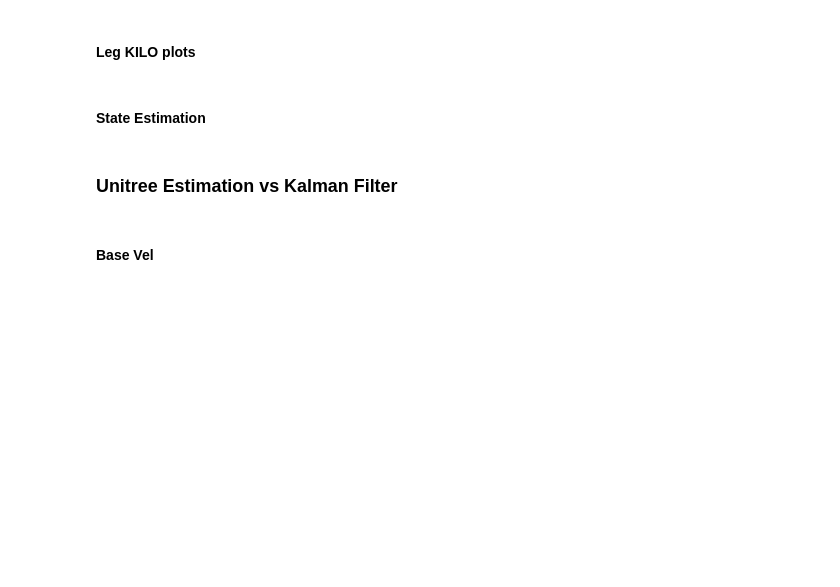
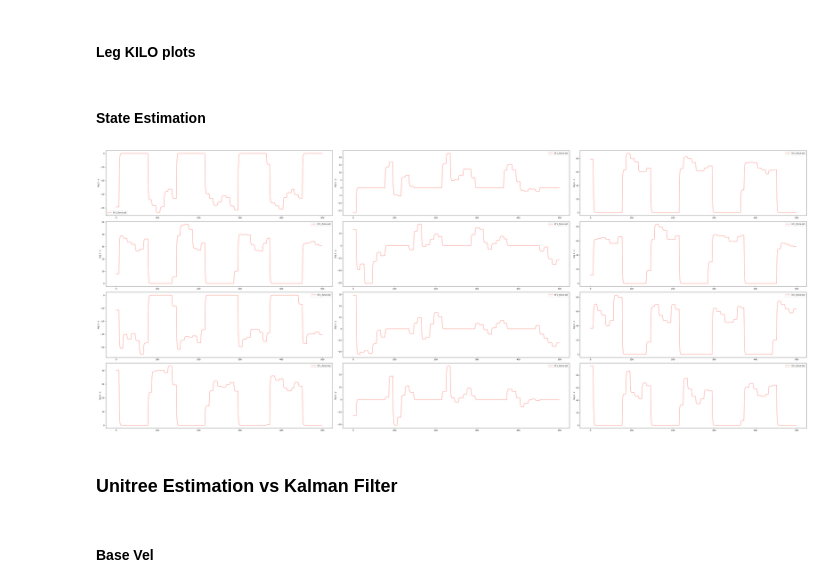
Before and after one commit to undefined-panda/mpx, a Jupyter notebook: mpx/leg_kilo_estimation.ipynb, the cells around one changed output. Saved outputs shown, nothing was run; the diff lists cells and outputs as text; code cells hidden in the pictures; blank space fills up the shorter version.

Commit message:
Added contact force to the state. Moved base accelaration computation inside Kalman Filter

```diff
--- a/mpx/leg_kilo_estimation.ipynb
+++ b/mpx/leg_kilo_estimation.ipynb
@@ -76,12 +95,33 @@ results_leg_kilo_est = run_state_estimation(dt=mean_dt,
                                             base_ang_vel=leg_kilo_data['base_ang_vel'][start:end],
                                             joint_pos=leg_kilo_data['joint_pos'][start:end],
                                             joint_vel=leg_kilo_data['joint_vel'][start:end],
-                                            joint_torque=leg_kilo_data['joint_torque'][start:end],
-                                            contact_forces=leg_kilo_data['foot_force'][start:end],
-                                            contact_pos=leg_kilo_data['contact_pos'][start:end],
+                                            joint_acc=leg_kilo_data["joint_acc"][start:end],
+                                            joint_torque=leg_kilo_data['joint_torque'][start:end], # use torque and contact state to estimate contact force
+                                            contact_forces=leg_kilo_data['foot_force'][start:end], # use singular force value to estimate contact state
                                             contact_state_threshold=200,
-                                            Q=0.0001,
-                                            R=[0.1, 0.1, 0.1])
+                                            Q=0.002,
+                                            R=0.001,
+                                            model_name="go1")
+# %%
+fig, axes = plt.subplots(4, 3, figsize=(50,20))
+
+# gt_orient = data["contact_forces"]
+c_force_est = results_leg_kilo_est["c_force_update"]
+start = 5000
+end = 5500
+
+leg_labels = np.arange(start=1, stop=5)
+force_labels = ['x', 'y', 'z']
+for i in range(4):
+    for j in range(3):
+        axes[i, j].plot(np.arange(end-start), c_force_est[start:end, i, j], label="kf c_force est", color="salmon")
+        axes[i, j].set_ylabel(f'leg {leg_labels[i]} - {force_labels[j]}')
+        axes[i, j].legend()
+
+plt.tight_layout()
+plt.show()
+# %% [output]
+[figure, added]
 # %%
 # convert state estimation results to world/map frame
 pos_update_w = legkilo_reader.convert_odom_to_map(odom_data=results_leg_kilo_est["pos_update"],
```
Also changed, not shown: parts of 3 cells of this notebook, 6 other files.
